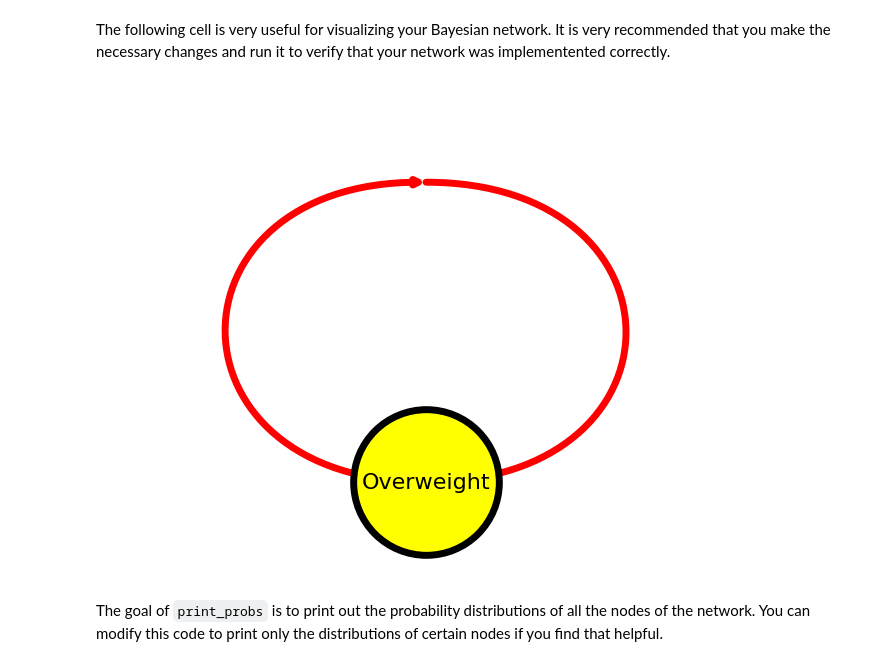
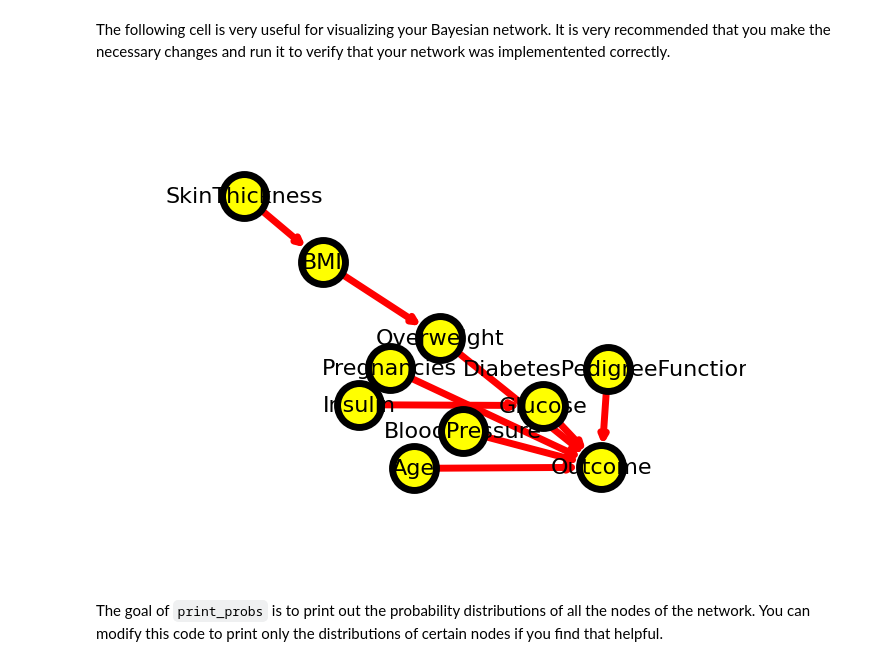
Before and after one commit to azulichis/Analysis-of-Reasoning-and-Uncertainty-Methods, a Jupyter notebook: Solution Template.ipynb, the cells around one changed output. Drawn from its saved outputs; the diff is of its cells as text; code cells hidden in the pictures.

```diff
--- a/Solution Template.ipynb
+++ b/Solution Template.ipynb
@@ -201,14 +199,14 @@ glucose_probabilities = prob_tables['Glucose']
 # %%
-overweight = BbnNode(Variable("node index", 'Overweight', []), overweight_probabilities)
-diabetes_pedigree_function = BbnNode(Variable("node index", 'DiabetesPedigreeFunction', []), diabetes_pedigree_function_probabilities)
-age = BbnNode(Variable("node index", 'Age', []), age_probabilities)
-pregnancies = BbnNode(Variable("node index", 'Pregnancies', []), pregnancies_probabilities)
-skin_thickness = BbnNode(Variable("node index", 'SkinThickness', []), skin_thickness_probabilities)
-bmi = BbnNode(Variable("node index", 'BMI', []), bmi_probabilities)
-outcome = BbnNode(Variable("node index", 'Outcome', []), outcome_probabilities)
-blood_pressure = BbnNode(Variable("node index", 'BloodPressure', []), blood_pressure_probabilities)
-insulin = BbnNode(Variable("node index", 'Insulin', []), insulin_probabilities)
-glucose = BbnNode(Variable("node index", 'Glucose', []), glucose_probabilities)
+overweight = BbnNode(Variable(0, 'Overweight', values['Overweight']), overweight_probabilities)
+diabetes_pedigree_function = BbnNode(Variable(1, 'DiabetesPedigreeFunction', values['DiabetesPedigreeFunction']), diabetes_pedigree_function_probabilities)
+age = BbnNode(Variable(2, 'Age', values['Age']), age_probabilities)
+pregnancies = BbnNode(Variable(3, 'Pregnancies', values['Pregnancies']), pregnancies_probabilities)
+skin_thickness = BbnNode(Variable(4, 'SkinThickness', values['SkinThickness']), skin_thickness_probabilities)
+bmi = BbnNode(Variable(5, 'BMI', values['BMI']), bmi_probabilities)
+outcome = BbnNode(Variable(6, 'Outcome', values['Outcome']), outcome_probabilities)
+blood_pressure = BbnNode(Variable(7, 'BloodPressure', values['BloodPressure']), blood_pressure_probabilities)
+insulin = BbnNode(Variable(8, 'Insulin', values['Insulin']), insulin_probabilities)
+glucose = BbnNode(Variable(9, 'Glucose', values['Glucose']), glucose_probabilities)
 # %% [markdown]
 Implement your graph in the following cell. Add as many nodes and edges as necessary. Replace the strings by the proper variables.
 # %%
@@ -247,29 +242,28 @@ join_tree = InferenceController.apply(bbn)
 The following cell is very useful for visualizing your Bayesian network. It is very recommended that you make the necessary changes and run it to verify that your network was implementented correctly.
 # %%
 # Set node positions.
-
+n, d = bbn.to_nx_graph()
 pos = nx.spring_layout(n, seed=42)
 
 
 # Set options for graph looks. You might have to adjust these parameters.
 
-options = {"font_size" : 16, "node_size" : 11000, "node_color" : "yellow",
+options = {"font_size" : 16, "node_size" : 1000, "node_color" : "yellow",
            "edgecolors" : "black", "edge_color" : "red", "linewidths" : 5,
            "width": 5}
 
 # Generate graph.
 
-n, d = bbn.to_nx_graph()
 nx.draw(n, with_labels=True, labels=d, pos=pos, **options)
 
 # Update margins and print the graph.
 
 ax = plt.gca()
 ax.margins(0.3)
 plt.axis("off")
 plt.show()
 # %% [output]
-[figure, old version]
+[figure, new version]
 # %% [markdown]
 The goal of `print_probs` is to print out the probability distributions of all the nodes of the network. You can modify this code to print only the distributions of certain nodes if you find that helpful.
 # %%
```
Also changed, not shown: parts of 7 cells of this notebook.
